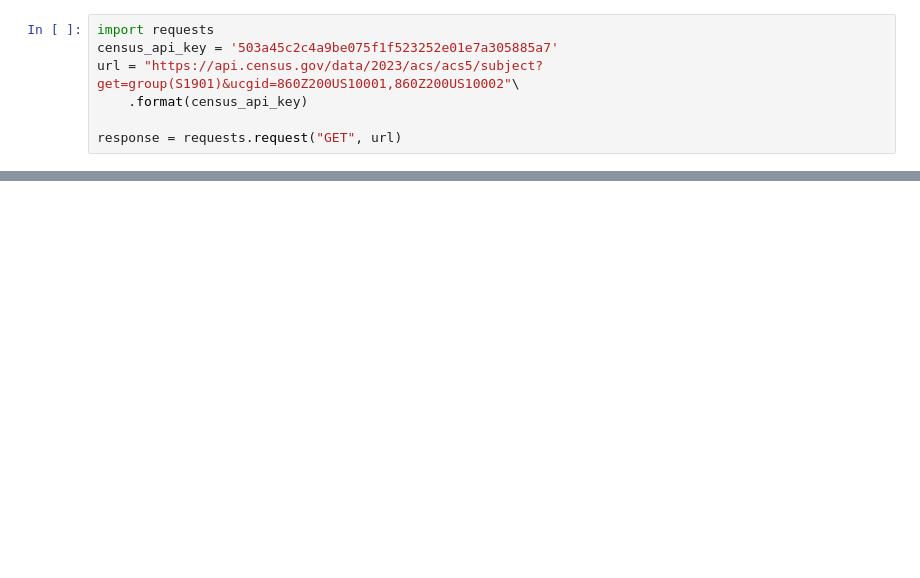
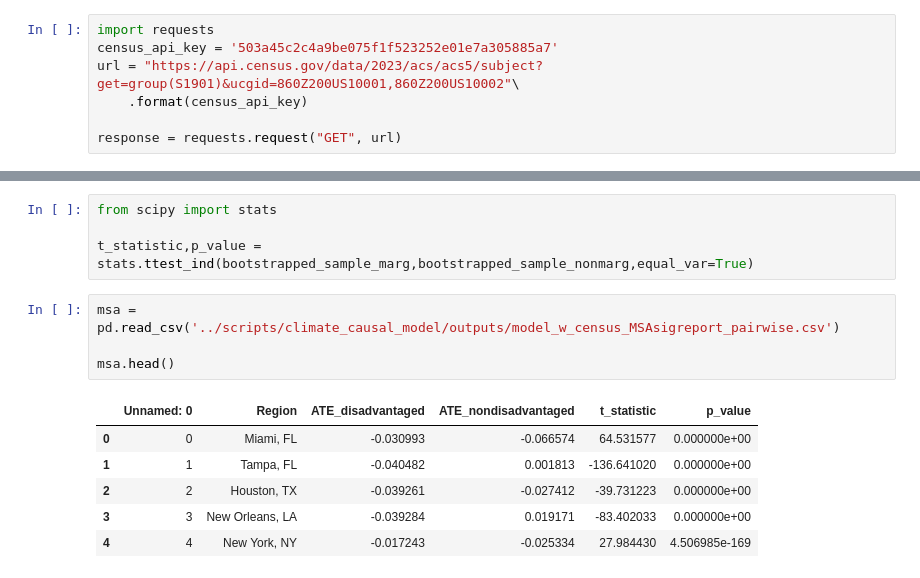
Before and after one commit to devennb/climate-effects-on-real-estate, a Jupyter notebook: guided_study_climate_realestate/exploratory-analysis/census.ipynb, the cells around one changed output, grey strips where cells are left out. Drawn from its saved outputs; the diff is of its cells as text; blank space fills up the shorter version.

```diff
--- a/guided_study_climate_realestate/exploratory-analysis/census.ipynb
+++ b/guided_study_climate_realestate/exploratory-analysis/census.ipynb
@@ -383,0 +497,15 @@ ttl
+# %%
+from scipy import stats
+
+t_statistic,p_value = stats.ttest_ind(bootstrapped_sample_marg,bootstrapped_sample_nonmarg,equal_var=True)
+# %%
+msa = pd.read_csv('../scripts/climate_causal_model/outputs/model_w_census_MSAsigreport_pairwise.csv')
+
+msa.head()
+# %% [output]
+|  | Unnamed: 0 | Region | ATE_disadvantaged | ATE_nondisadvantaged | t_statistic | p_value |
+| 0 | 0 | Miami, FL | -0.030993 | -0.066574 | 64.531577 | 0.000000e+00 |
+| 1 | 1 | Tampa, FL | -0.040482 | 0.001813 | -136.641020 | 0.000000e+00 |
+| 2 | 2 | Houston, TX | -0.039261 | -0.027412 | -39.731223 | 0.000000e+00 |
+| 3 | 3 | New Orleans, LA | -0.039284 | 0.019171 | -83.402033 | 0.000000e+00 |
+| 4 | 4 | New York, NY | -0.017243 | -0.025334 | 27.984430 | 4.506985e-169 |
```
Also changed, not shown: parts of 30 cells of this notebook, 7 other files.
